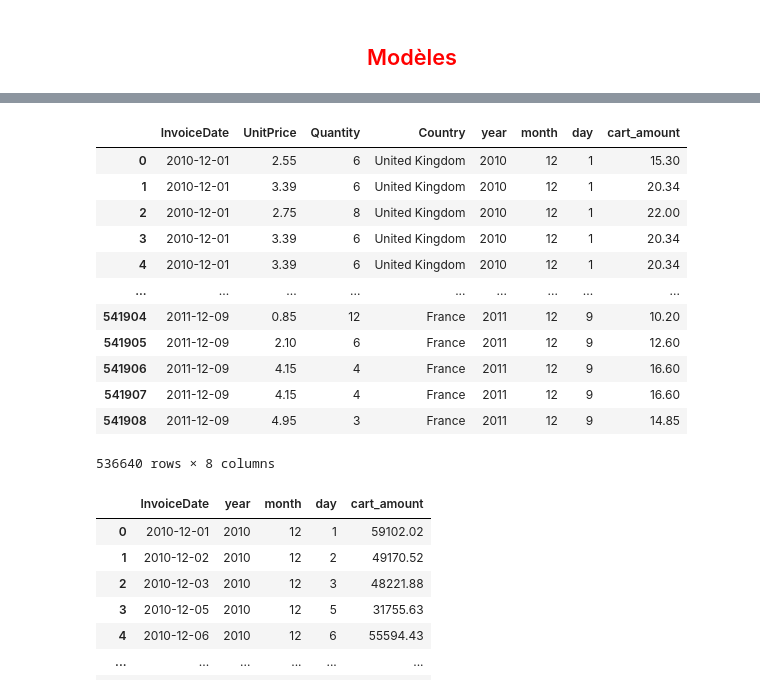
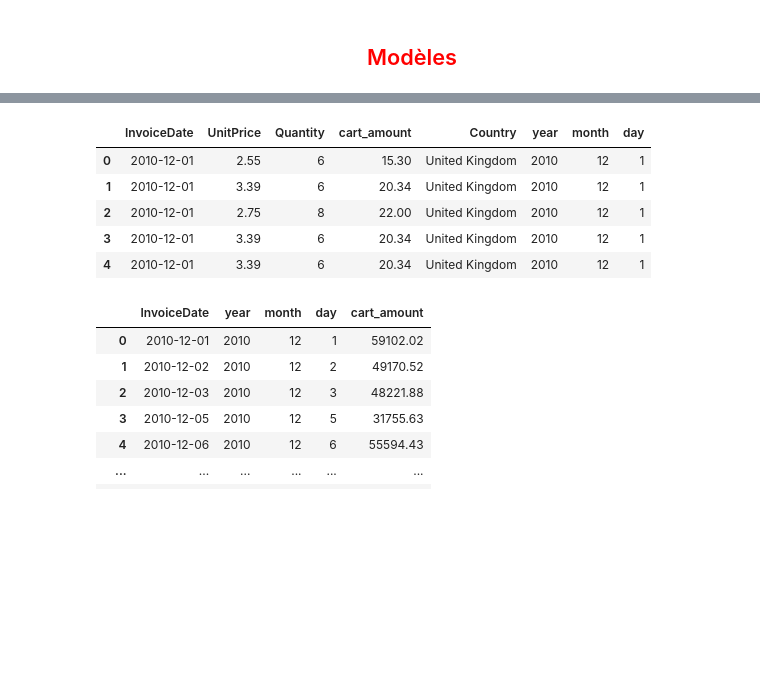
Before and after one commit to Abdoulaye224/machine_learning, a Jupyter notebook: TP_2/Untitled.ipynb, the cells around one changed output, grey strips where cells are left out. Drawn from its saved outputs; the diff is of its cells as text; code cells hidden in the pictures; blank space fills up the shorter version.

```diff
--- a/TP_2/Untitled.ipynb
+++ b/TP_2/Untitled.ipynb
@@ -495,6 +514,8 @@ united_kingdom.quantity.mean()
 # %% [markdown]
 <H2 style="color: red; text-align:center"> Modèles</H2>
+# %%
+data_test = data.copy(deep=True)
+# %%
+data_test['cart_amount'] = data_test[['Quantity', 'UnitPrice']].apply(lambda x : (x['Quantity'] * x['UnitPrice']), 1)
 # %%
-data_model = data[['InvoiceDate', 'UnitPrice', 'Quantity', 'Country', 'year', 'month', 'day']]
+data_model = data_test[['InvoiceDate', 'UnitPrice', 'Quantity', 'cart_amount', 'Country', 'year', 'month', 'day']]
-# %%
-data_model['cart_amount'] = data_model[['Quantity', 'UnitPrice']].apply(lambda x : (x['Quantity'] * x['UnitPrice']), 1)
@@ -507,19 +522,12 @@ See the caveats in the documentation: https://pandas.pydata.org/pandas-docs/stab
 # %%
-data_model
+data_model.head()
 # %% [output]
-|  | InvoiceDate | UnitPrice | Quantity | Country | year | month | day | cart_amount |
-| 0 | 2010-12-01 | 2.55 | 6 | United Kingdom | 2010 | 12 | 1 | 15.30 |
-| 1 | 2010-12-01 | 3.39 | 6 | United Kingdom | 2010 | 12 | 1 | 20.34 |
-| 2 | 2010-12-01 | 2.75 | 8 | United Kingdom | 2010 | 12 | 1 | 22.00 |
-| 3 | 2010-12-01 | 3.39 | 6 | United Kingdom | 2010 | 12 | 1 | 20.34 |
-| 4 | 2010-12-01 | 3.39 | 6 | United Kingdom | 2010 | 12 | 1 | 20.34 |
-| ... | ... | ... | ... | ... | ... | ... | ... | ... |
-| 541904 | 2011-12-09 | 0.85 | 12 | France | 2011 | 12 | 9 | 10.20 |
-| 541905 | 2011-12-09 | 2.10 | 6 | France | 2011 | 12 | 9 | 12.60 |
-| 541906 | 2011-12-09 | 4.15 | 4 | France | 2011 | 12 | 9 | 16.60 |
-| 541907 | 2011-12-09 | 4.15 | 4 | France | 2011 | 12 | 9 | 16.60 |
-| 541908 | 2011-12-09 | 4.95 | 3 | France | 2011 | 12 | 9 | 14.85 |
+|  | InvoiceDate | UnitPrice | Quantity | cart_amount | Country | year | month | day |
+| 0 | 2010-12-01 | 2.55 | 6 | 15.30 | United Kingdom | 2010 | 12 | 1 |
+| 1 | 2010-12-01 | 3.39 | 6 | 20.34 | United Kingdom | 2010 | 12 | 1 |
+| 2 | 2010-12-01 | 2.75 | 8 | 22.00 | United Kingdom | 2010 | 12 | 1 |
+| 3 | 2010-12-01 | 3.39 | 6 | 20.34 | United Kingdom | 2010 | 12 | 1 |
+| 4 | 2010-12-01 | 3.39 | 6 | 20.34 | United Kingdom | 2010 | 12 | 1 |
-536640 rows × 8 columns
 # %%
 data_model = data_model.groupby(['InvoiceDate', 'year', 'month', 'day']).agg({'cart_amount':'sum'}).reset_index()
 # %%
```
Also changed, not shown: parts of 52 cells of this notebook, 1 other file.
